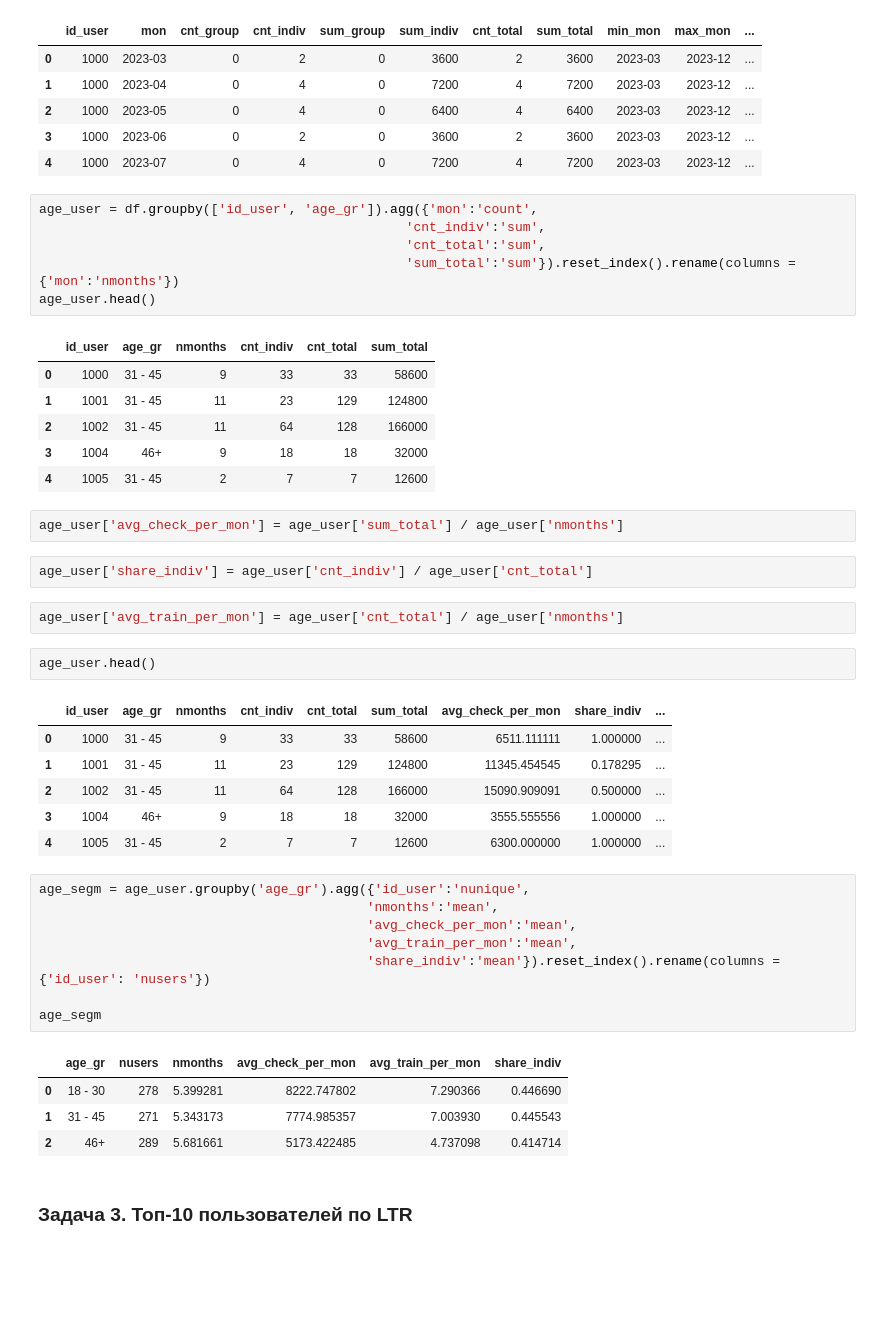
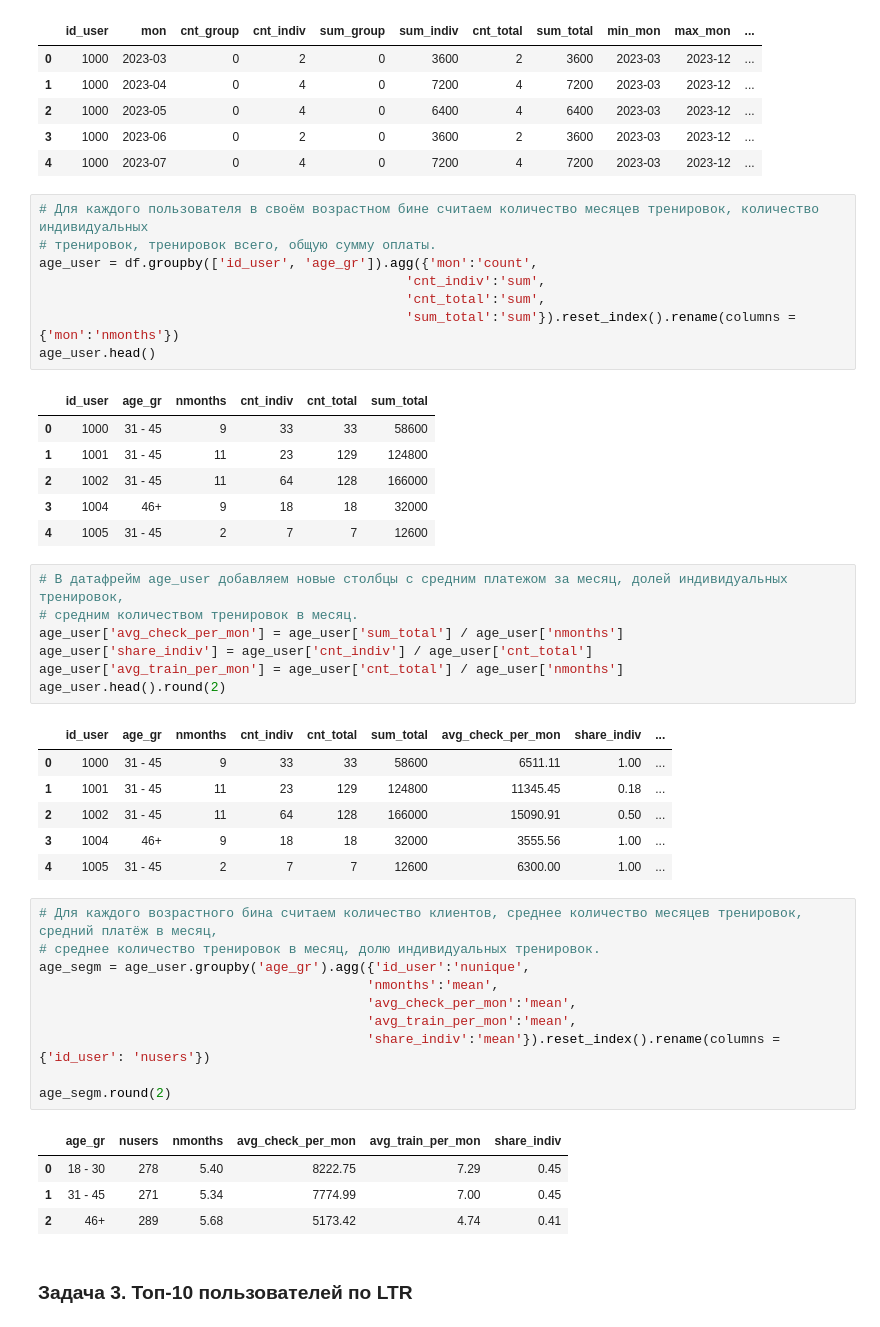
Before and after one commit to irek-ishtimirov-data-analyst/fitness-business-analytics-python, a Jupyter notebook: 05_Fitness_User_Segmentation_and_Cohort_Analysis.ipynb, the cells around one changed output. Cells and saved outputs as stored; diff of their text form; blank space fills up the shorter version.

```diff
--- a/05_Fitness_User_Segmentation_and_Cohort_Analysis.ipynb
+++ b/05_Fitness_User_Segmentation_and_Cohort_Analysis.ipynb
@@ -180,6 +185,8 @@ df.head()
 | 3 | 1000 | 2023-06 | 0 | 2 | 0 | 3600 | 2 | 3600 | 2023-03 | 2023-12 | ... |
 | 4 | 1000 | 2023-07 | 0 | 4 | 0 | 7200 | 4 | 7200 | 2023-03 | 2023-12 | ... |
 # %%
+# Для каждого пользователя в своём возрастном бине считаем количество месяцев тренировок, количество индивидуальных
+# тренировок, тренировок всего, общую сумму оплаты.
 age_user = df.groupby(['id_user', 'age_gr']).agg({'mon':'count',
                                                'cnt_indiv':'sum',
                                                'cnt_total':'sum',
@@ -193,33 +200,34 @@ age_user.head()
 | 3 | 1004 | 46+ | 9 | 18 | 18 | 32000 |
 | 4 | 1005 | 31 - 45 | 2 | 7 | 7 | 12600 |
 # %%
+# В датафрейм age_user добавляем новые столбцы с средним платежом за месяц, долей индивидуальных тренировок,
+# средним количеством тренировок в месяц.
 age_user['avg_check_per_mon'] = age_user['sum_total'] / age_user['nmonths']
+age_user['share_indiv'] = age_user['cnt_indiv'] / age_user['cnt_total']
+age_user['avg_train_per_mon'] = age_user['cnt_total'] / age_user['nmonths']
+age_user.head().round(2)
+# %% [output]
+|  | id_user | age_gr | nmonths | cnt_indiv | cnt_total | sum_total | avg_check_per_mon | share_indiv | ... |
+| 0 | 1000 | 31 - 45 | 9 | 33 | 33 | 58600 | 6511.11 | 1.00 | ... |
+| 1 | 1001 | 31 - 45 | 11 | 23 | 129 | 124800 | 11345.45 | 0.18 | ... |
+| 2 | 1002 | 31 - 45 | 11 | 64 | 128 | 166000 | 15090.91 | 0.50 | ... |
+| 3 | 1004 | 46+ | 9 | 18 | 18 | 32000 | 3555.56 | 1.00 | ... |
+| 4 | 1005 | 31 - 45 | 2 | 7 | 7 | 12600 | 6300.00 | 1.00 | ... |
-# %%
-age_user['share_indiv'] = age_user['cnt_indiv'] / age_user['cnt_total']
-# %%
-age_user['avg_train_per_mon'] = age_user['cnt_total'] / age_user['nmonths']
-# %%
-age_user.head()
-# %% [output]
-|  | id_user | age_gr | nmonths | cnt_indiv | cnt_total | sum_total | avg_check_per_mon | share_indiv | ... |
-| 0 | 1000 | 31 - 45 | 9 | 33 | 33 | 58600 | 6511.111111 | 1.000000 | ... |
-| 1 | 1001 | 31 - 45 | 11 | 23 | 129 | 124800 | 11345.454545 | 0.178295 | ... |
-| 2 | 1002 | 31 - 45 | 11 | 64 | 128 | 166000 | 15090.909091 | 0.500000 | ... |
-| 3 | 1004 | 46+ | 9 | 18 | 18 | 32000 | 3555.555556 | 1.000000 | ... |
-| 4 | 1005 | 31 - 45 | 2 | 7 | 7 | 12600 | 6300.000000 | 1.000000 | ... |
 # %%
+# Для каждого возрастного бина считаем количество клиентов, среднее количество месяцев тренировок, средний платёж в месяц,
+# среднее количество тренировок в месяц, долю индивидуальных тренировок.
 age_segm = age_user.groupby('age_gr').agg({'id_user':'nunique',
                                           'nmonths':'mean',
                                           'avg_check_per_mon':'mean',
                                           'avg_train_per_mon':'mean',
                                           'share_indiv':'mean'}).reset_index().rename(columns = {'id_user': 'nusers'})
 
-age_segm
+age_segm.round(2)
 # %% [output]
 |  | age_gr | nusers | nmonths | avg_check_per_mon | avg_train_per_mon | share_indiv |
-| 0 | 18 - 30 | 278 | 5.399281 | 8222.747802 | 7.290366 | 0.446690 |
-| 1 | 31 - 45 | 271 | 5.343173 | 7774.985357 | 7.003930 | 0.445543 |
-| 2 | 46+ | 289 | 5.681661 | 5173.422485 | 4.737098 | 0.414714 |
+| 0 | 18 - 30 | 278 | 5.40 | 8222.75 | 7.29 | 0.45 |
+| 1 | 31 - 45 | 271 | 5.34 | 7774.99 | 7.00 | 0.45 |
+| 2 | 46+ | 289 | 5.68 | 5173.42 | 4.74 | 0.41 |
 # %% [markdown]
 ### Задача 3. Топ-10 пользователей по LTR
 # %%
```
Also changed, not shown: parts of 14 cells of this notebook.
